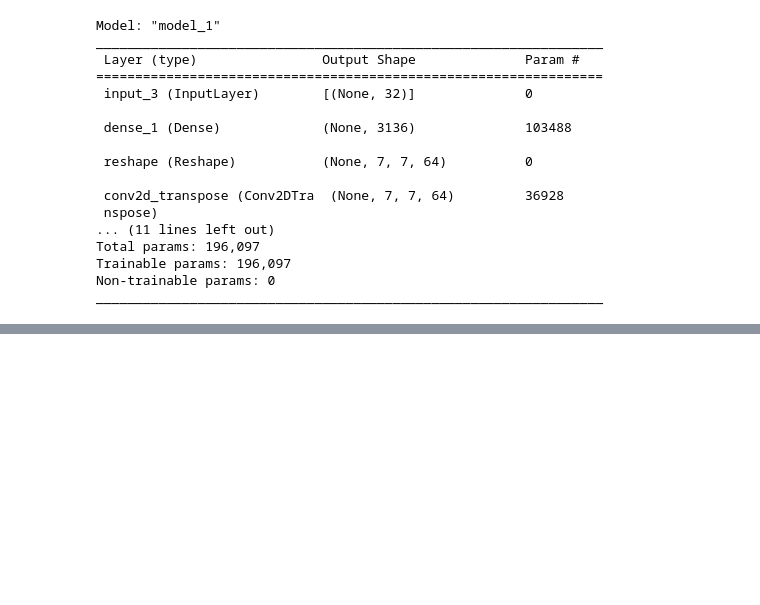
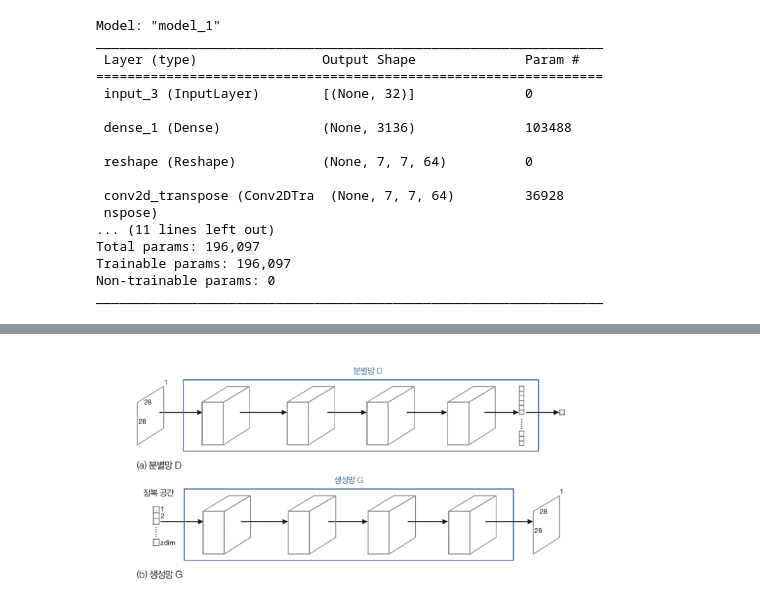
Before and after one commit to bigdataleeky/python, a Jupyter notebook: 20220506/생성모델2.ipynb, the cells around one changed output, grey strips where cells are left out. Cells and saved outputs as stored; diff of their text form; code cells hidden in the pictures; blank space fills up the shorter version.

```diff
--- a/20220506/생성모델2.ipynb
+++ b/20220506/생성모델2.ipynb
@@ -318,0 +371,7 @@ model = Model(model_input,model_output)      # 인코더왕 디코더를 결합
+# %%
+# MNIST로 적용
+Image("https://raw.githubusercontent.com/bigdataleeky/python/main/image/87.PNG", width=500)
+# 분별망 D : 입력은 28*28영상, 출력노드1( 1 진짜 0가짜, 활성함수 : sigmoid)
+# 생성망 G : 입력은 z-dim차원의 잠복공간의 한점의 좌표, 출력은 28*28영상 - 오토인코더와 비슷
+# %% [output]
+[figure, added]
```
Also changed, not shown: parts of 33 cells of this notebook.
